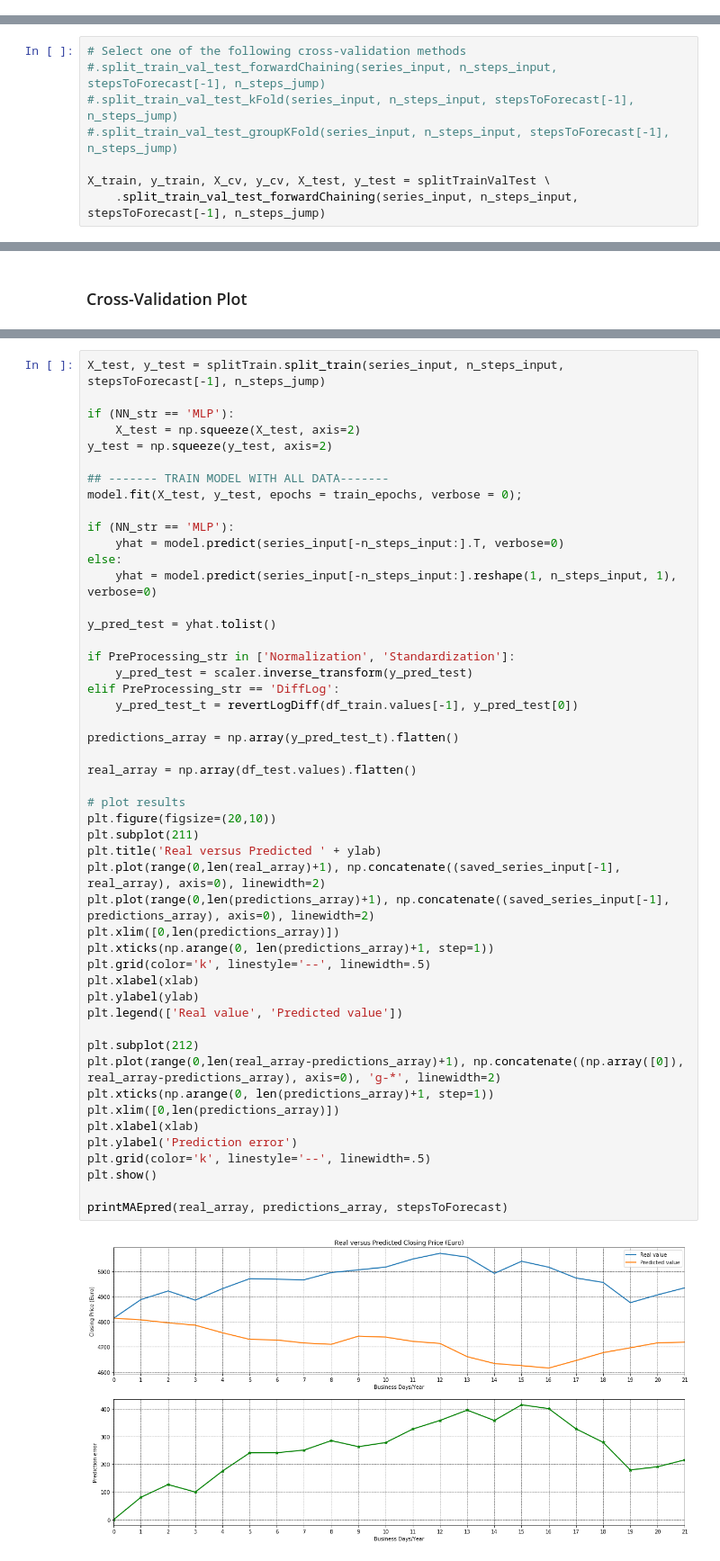
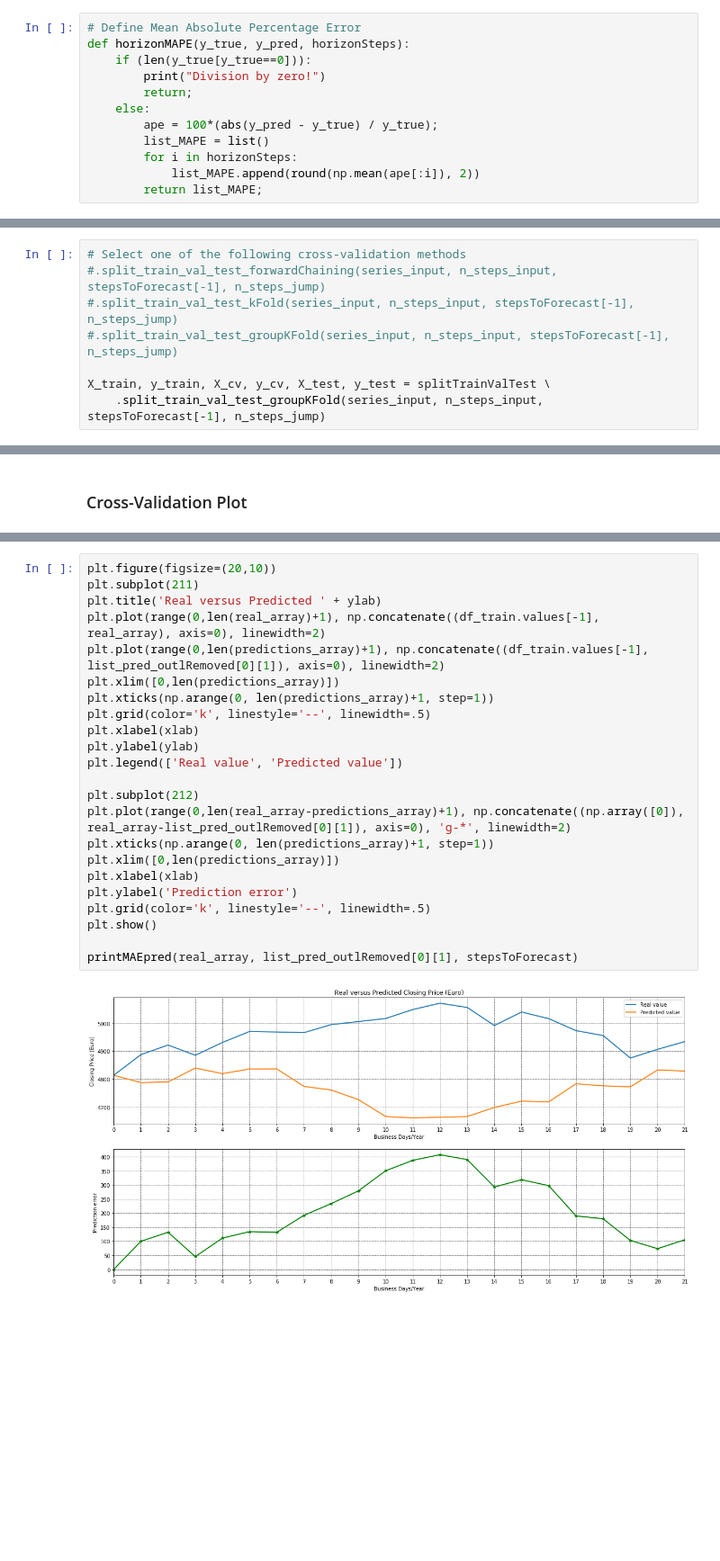
Before and after one commit to DidierRLopes/UnivariateTimeSeriesForecast, a Jupyter notebook: DNN_usualApproach.ipynb, the cells around one changed output, grey strips where cells are left out. Shown at 90% size. Drawn from its saved outputs; the diff is of its cells as text; blank space fills up the shorter version.

Commit message:
improve prediction function

```diff
--- a/DNN_usualApproach.ipynb
+++ b/DNN_usualApproach.ipynb
@@ -86,6 +86,18 @@ def printMAEpred(y_true, y_pred, horizonSteps):
     ape = 100*(abs(y_pred - y_true) / y_true);
     for i in horizonSteps:
         print('Prediction for ' + str(i) + ' ' + xlab + ': MAE = ' + str(round(np.mean(ae[:i]), 2)) + ' (' + str(round(np.mean(ape[:i]), 2)) + '%)'  )
+# %%
+# Define Mean Absolute Percentage Error
+def horizonMAPE(y_true, y_pred, horizonSteps):
+    if (len(y_true[y_true==0])):
+        print("Division by zero!")
+        return;
+    else:
+        ape = 100*(abs(y_pred - y_true) / y_true);
+        list_MAPE = list()
+        for i in horizonSteps:
+            list_MAPE.append(round(np.mean(ape[:i]), 2))
+        return list_MAPE;
 # %%
 # Revert diffLogSeries values to real scale values using initialValue (Diff(Log(x)) -> x)
 def revertLogDiff(initialValue, diffLogSeries):
@@ -186,7 +198,7 @@ model.compile(optimizer='adam', loss='mse')
 #.split_train_val_test_groupKFold(series_input, n_steps_input, stepsToForecast[-1], n_steps_jump)
 
 X_train, y_train, X_cv, y_cv, X_test, y_test = splitTrainValTest \
-    .split_train_val_test_forwardChaining(series_input, n_steps_input, stepsToForecast[-1], n_steps_jump)
+    .split_train_val_test_groupKFold(series_input, n_steps_input, stepsToForecast[-1], n_steps_jump)
 # %% [markdown]
 ### Compute Cross-Validation Errors
 # %%
@@ -352,51 +412,25 @@ plt.show()
 # %%
-X_test, y_test = splitTrain.split_train(series_input, n_steps_input, stepsToForecast[-1], n_steps_jump)
-
-if (NN_str == 'MLP'):
-    X_test = np.squeeze(X_test, axis=2)
-y_test = np.squeeze(y_test, axis=2)
-
-## ------- TRAIN MODEL WITH ALL DATA-------
-model.fit(X_test, y_test, epochs = train_epochs, verbose = 0);
-
-if (NN_str == 'MLP'):
-    yhat = model.predict(series_input[-n_steps_input:].T, verbose=0)
-else:
-    yhat = model.predict(series_input[-n_steps_input:].reshape(1, n_steps_input, 1), verbose=0)
-
-y_pred_test = yhat.tolist()
-
-if PreProcessing_str in ['Normalization', 'Standardization']:
-    y_pred_test = scaler.inverse_transform(y_pred_test)
-elif PreProcessing_str == 'DiffLog':
-    y_pred_test_t = revertLogDiff(df_train.values[-1], y_pred_test[0])
-
-predictions_array = np.array(y_pred_test_t).flatten()
-
-real_array = np.array(df_test.values).flatten()
-
-# plot results
 plt.figure(figsize=(20,10))
 plt.subplot(211)
 plt.title('Real versus Predicted ' + ylab)
-plt.plot(range(0,len(real_array)+1), np.concatenate((saved_series_input[-1], real_array), axis=0), linewidth=2)
-plt.plot(range(0,len(predictions_array)+1), np.concatenate((saved_series_input[-1], predictions_array), axis=0), linewidth=2)
+plt.plot(range(0,len(real_array)+1), np.concatenate((df_train.values[-1], real_array), axis=0), linewidth=2)
+plt.plot(range(0,len(predictions_array)+1), np.concatenate((df_train.values[-1], list_pred_outlRemoved[0][1]), axis=0), linewidth=2)
 plt.xlim([0,len(predictions_array)])
 plt.xticks(np.arange(0, len(predictions_array)+1, step=1))
 plt.grid(color='k', linestyle='--', linewidth=.5)
 plt.xlabel(xlab)
 plt.ylabel(ylab)
 plt.legend(['Real value', 'Predicted value'])
 
 plt.subplot(212)
-plt.plot(range(0,len(real_array-predictions_array)+1), np.concatenate((np.array([0]), real_array-predictions_array), axis=0), 'g-*', linewidth=2)
+plt.plot(range(0,len(real_array-predictions_array)+1), np.concatenate((np.array([0]), real_array-list_pred_outlRemoved[0][1]), axis=0), 'g-*', linewidth=2)
 plt.xticks(np.arange(0, len(predictions_array)+1, step=1))
 plt.xlim([0,len(predictions_array)])
 plt.xlabel(xlab)
 plt.ylabel('Prediction error')
 plt.grid(color='k', linestyle='--', linewidth=.5)
 plt.show()
 
-printMAEpred(real_array, predictions_array, stepsToForecast)
+printMAEpred(real_array, list_pred_outlRemoved[0][1], stepsToForecast)
 # %% [output]
-[figure, old version]
+[figure, new version]
```
Also changed, not shown: parts of 10 cells of this notebook.
